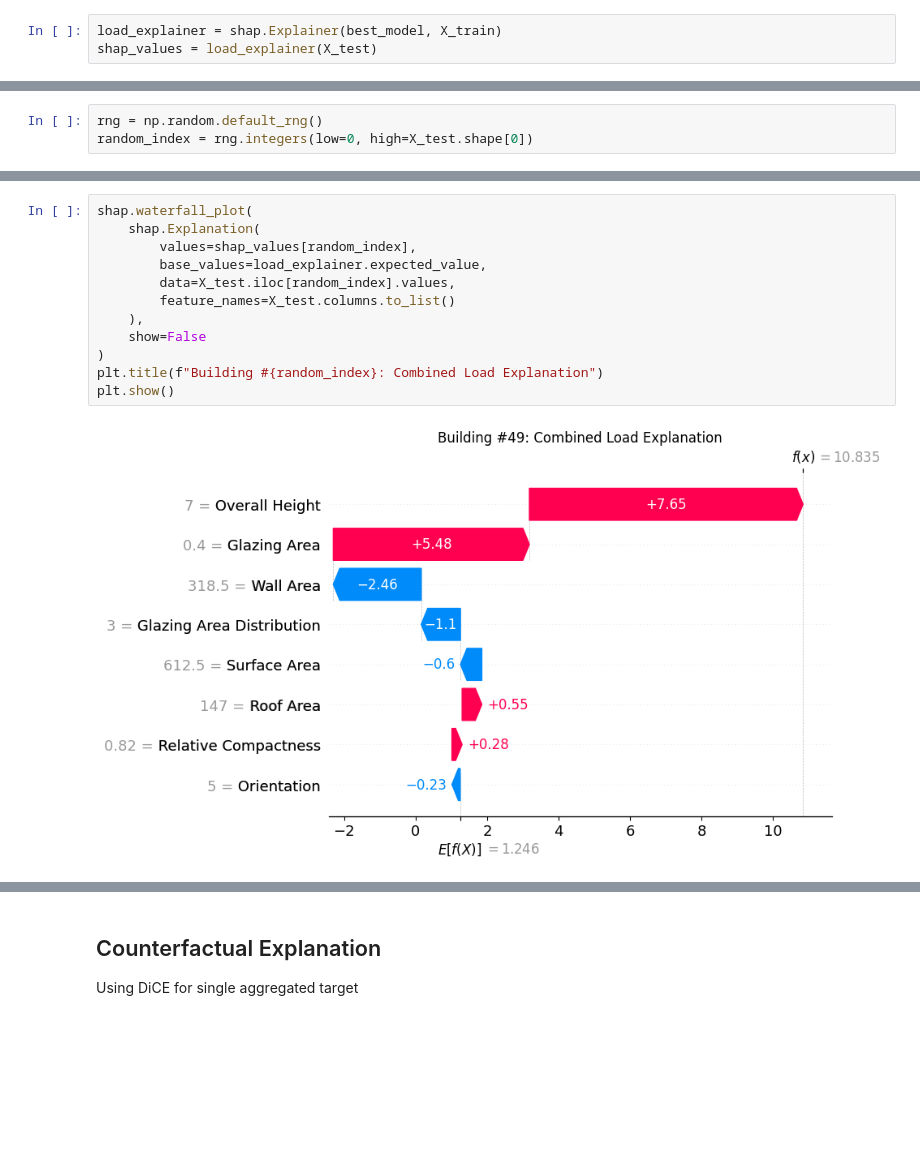
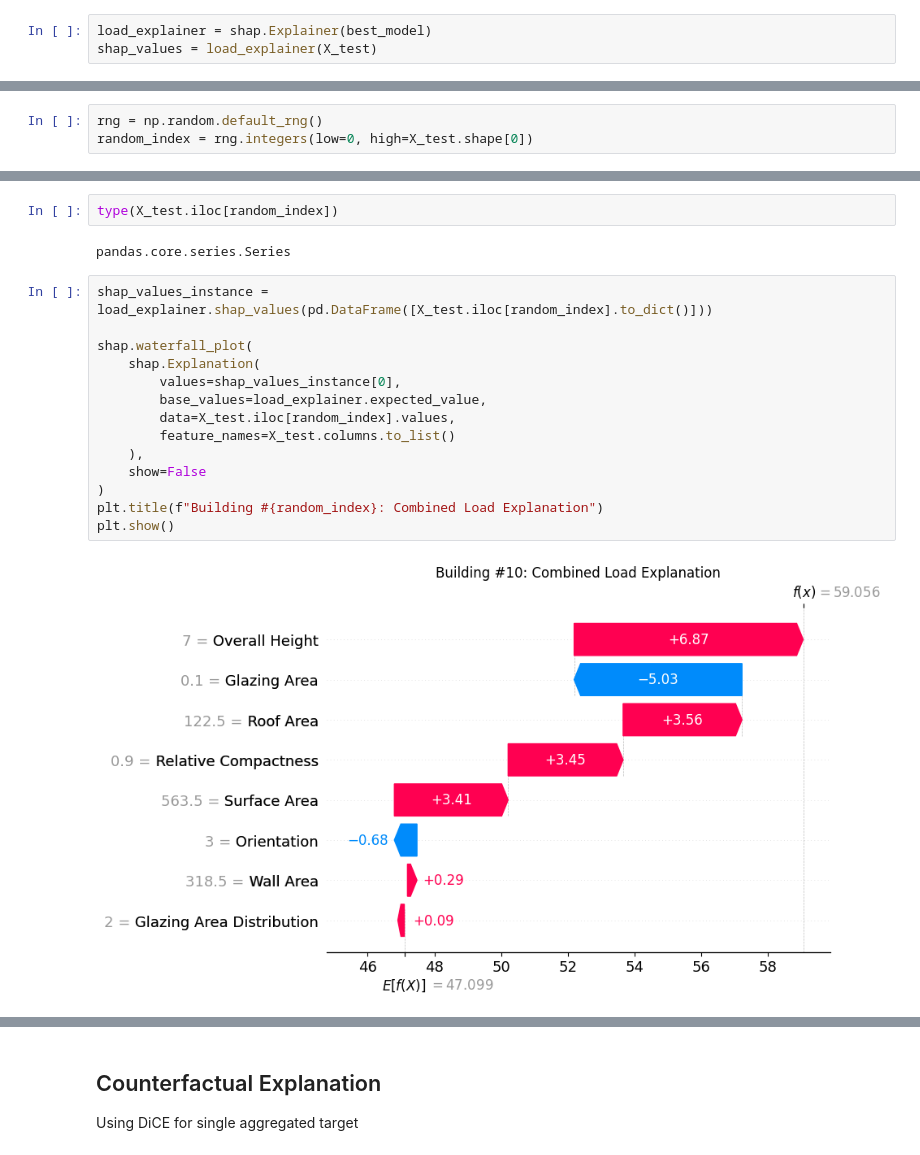
Before and after one commit to fattahzulikram/WQF7009-AA, a Jupyter notebook: explainer.ipynb, the cells around one changed output, grey strips where cells are left out. Drawn from its saved outputs; the diff is of its cells as text; blank space fills up the shorter version.

```diff
--- a/explainer.ipynb
+++ b/explainer.ipynb
@@ -55,7 +55,7 @@ best_model.fit(X_train, y_train)
 
 Using SHAP
 # %%
-load_explainer = shap.Explainer(best_model, X_train)
+load_explainer = shap.Explainer(best_model)
 shap_values = load_explainer(X_test)
 # %% [markdown]
 ### Plotting SHAP
@@ -99,14 +103,20 @@ Name: 49, dtype: float64
+# %%
+type(X_test.iloc[random_index])
+# %% [output]
+pandas.core.series.Series
 # %%
+shap_values_instance = load_explainer.shap_values(pd.DataFrame([X_test.iloc[random_index].to_dict()]))
+
 shap.waterfall_plot(
     shap.Explanation(
-        values=shap_values[random_index],
+        values=shap_values_instance[0],
         base_values=load_explainer.expected_value,
         data=X_test.iloc[random_index].values,
         feature_names=X_test.columns.to_list()
     ),
     show=False
 )
 plt.title(f"Building #{random_index}: Combined Load Explanation")
 plt.show()
 # %% [output]
-[figure, old version]
+[figure, new version]
```
Also changed, not shown: parts of 12 cells of this notebook, 2 other files.
